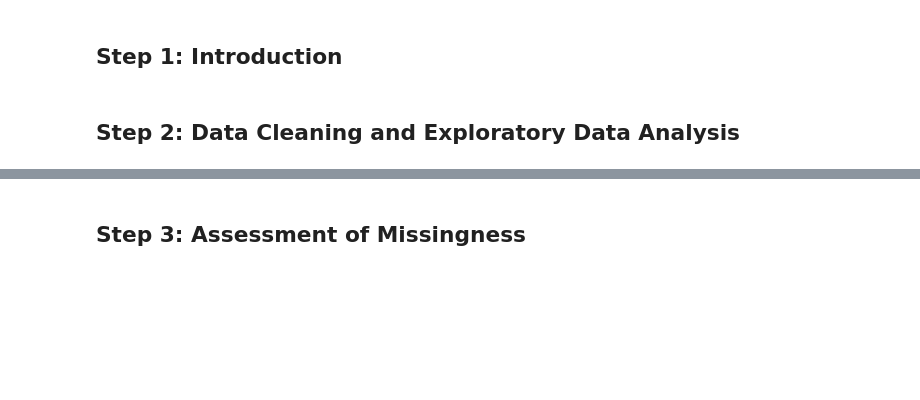
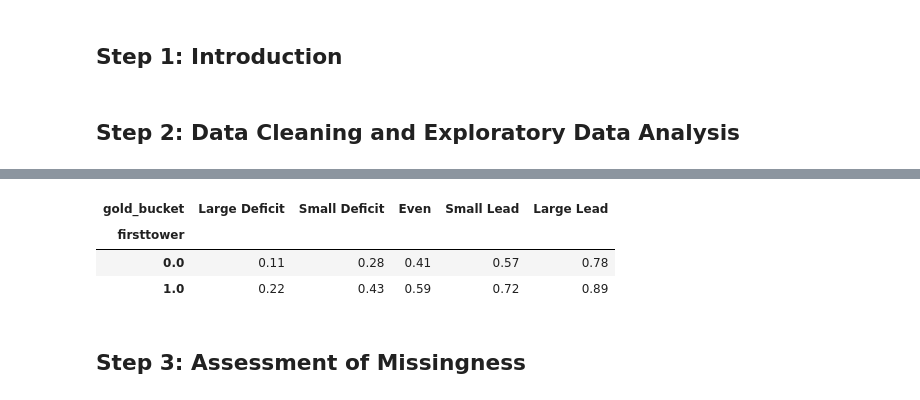
Before and after one commit to iskabell/dsc80-2026-wi, a Jupyter notebook: projects/proj04/template.ipynb, the cells around one changed output, grey strips where cells are left out. Cells and saved outputs as stored; diff of their text form; code cells hidden in the pictures; blank space fills up the shorter version.

```diff
--- a/projects/proj04/template.ipynb
+++ b/projects/proj04/template.ipynb
@@ -23,0 +31,17 @@ pd.options.plotting.backend = 'plotly'
+# %%
+# cleaned df for model
+df["kill_diff_15"] = df["killsat15"] - df["opp_killsat15"]
+model_df = df[
+    [
+        "result",
+        "golddiffat15",
+        "xpdiffat15",
+        "csdiffat15",
+        "kill_diff_15",
+        "firstblood",
+        "firstdragon",
+        "firsttower"
+    ]
+].dropna()
+
+model_df.corr()["result"].sort_values(ascending=False)
@@ -23,0 +176,11 @@ pd.options.plotting.backend = 'plotly'
+# %%
+# AGGREGATE win rate by gold advantage buckets
+model_df["gold_bucket"] = pd.cut(
+    model_df["golddiffat15"],
+    bins=[-10000, -2000, -500, 500, 2000, 10000],
+    labels=["Large Deficit", "Small Deficit", "Even", "Small Lead", "Large Lead"]
+)
+
+bucket_win_rate = model_df.groupby("gold_bucket")["result"].mean().reset_index()
+
+bucket_win_rate
@@ -24,3 +209,19 @@ pd.options.plotting.backend = 'plotly'
+# %%
+# AGGREGATE win rate by first tower and gold lead
+pivot_table = model_df.pivot_table(
+    values="result",
+    index="firsttower",
+    columns="gold_bucket",
+    aggfunc="mean",
+    observed=False
+)
+
+pivot_table
+# %% [output]
+| gold_bucket | Large Deficit | Small Deficit | Even | Small Lead | Large Lead |
+| firsttower |  |  |  |  |  |
+| 0.0 | 0.11 | 0.28 | 0.41 | 0.57 | 0.78 |
+| 1.0 | 0.22 | 0.43 | 0.59 | 0.72 | 0.89 |
 # %% [markdown]
 ## Step 3: Assessment of Missingness
 # %%
```
Also changed, not shown: parts of 14 cells of this notebook, 1 other file.
